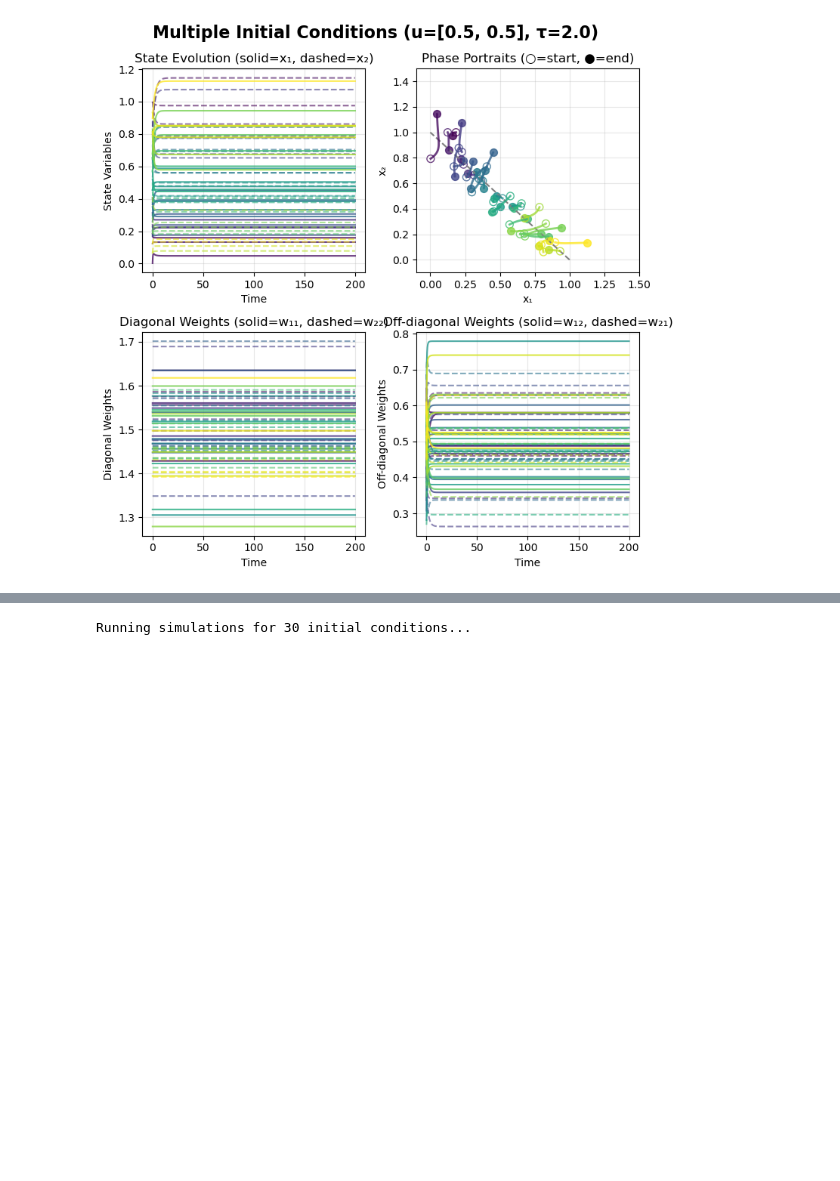
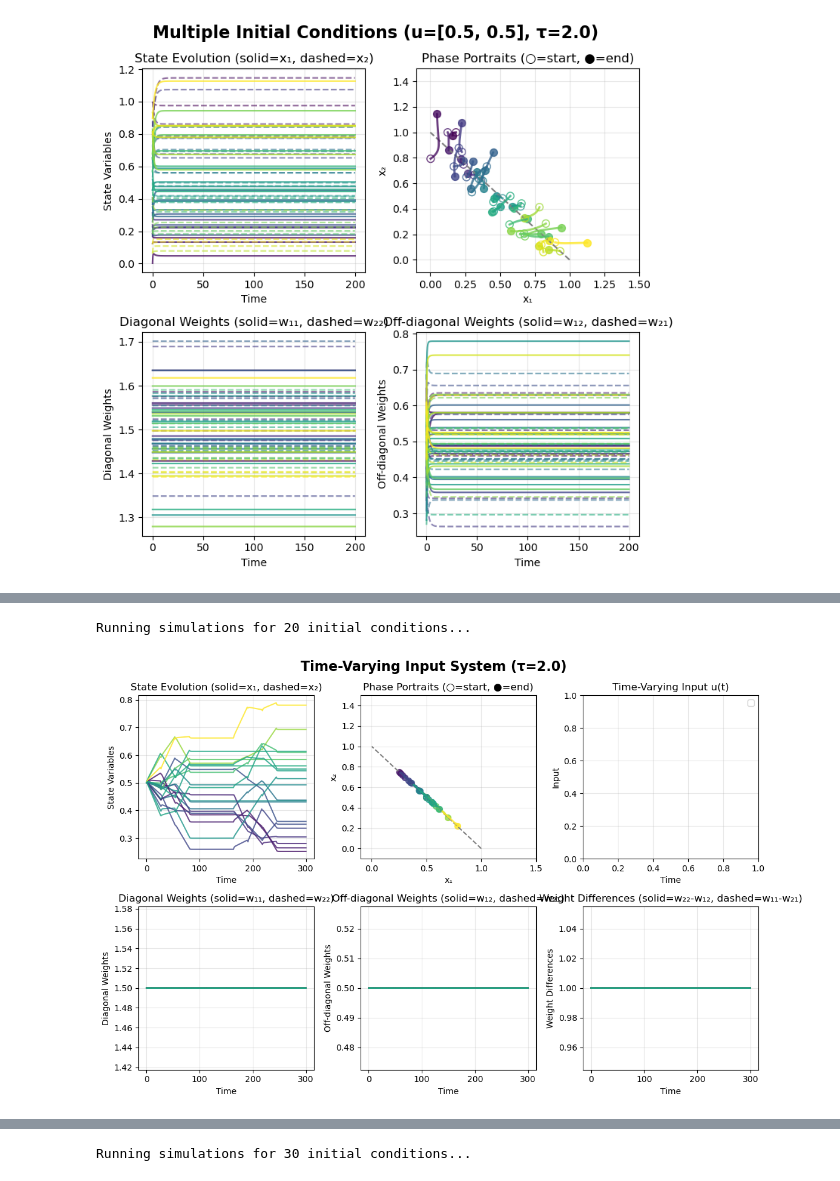
Before and after one commit to davidgbe/automated_plasticity_discovery, a Jupyter notebook: analytical_rules_derivation_and_sim.ipynb, the cells around one changed output, grey strips where cells are left out. Drawn from its saved outputs; the diff is of its cells as text; code cells hidden in the pictures; blank space fills up the shorter version.

```diff
--- a/analytical_rules_derivation_and_sim.ipynb
+++ b/analytical_rules_derivation_and_sim.ipynb
@@ -621,0 +798,47 @@ Running simulations for 30 initial conditions...
+# %%
+from functools import partial
+
+dt = 0.002
+
+x1s = np.ones((20)) * 0.5
+
+def make_u_funcs(n, t, dt):
+    def u_func(t_prime, inp):
+        return np.stack([
+            np.interp(t_prime, t, inp[0, :]),
+            np.interp(t_prime, t, inp[1, :]),
+        ])
+
+    funcs = []
+    all_inps = []
+
+    for i in range(n):
+        block_len = 25
+        inp = np.zeros((2, len(t)))
+        for t_p in np.linspace(0, t.max(), int((t.max() + 1)/block_len)):
+            if t_p < 75 or (t_p >= 150 and t_p < 225):
+                u_block = np.random.rand(2)
+            else:
+                u_block = np.zeros((2))
+            inp[:, int(t_p/dt):int((t_p + block_len+1)/dt)] = 0.01 * u_block[:, None]
+        all_inps.append(inp)
+        funcs.append(partial(u_func, inp=inp + 0.5))
+    return funcs, all_inps
+
+u_funcs, all_inps = make_u_funcs(20, np.arange(0, 300, dt), dt=dt)
+
+run_simulation(
+    homeo_rate=0,
+    u_funcs=u_funcs,
+    x1_init_values=x1s,
+    learning_rate=0,
+    seed=13,
+    weight_perturbation=0,
+    t_sim=(0, 300),
+    color_by=np.array([(inp[0].sum() - inp[1].sum()) for inp in all_inps]),
+    noise_std=0,
+)
+None
+# %% [output]
+Running simulations for 20 initial conditions...
+[figure, added]
```
Also changed, not shown: parts of 8 cells of this notebook, 1 other file.
